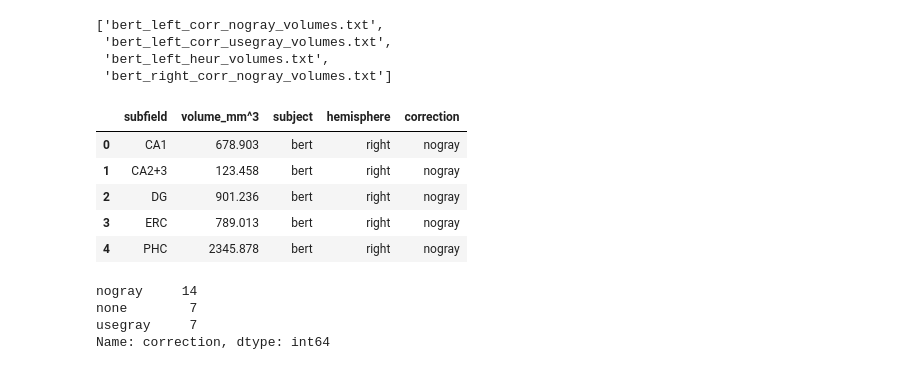
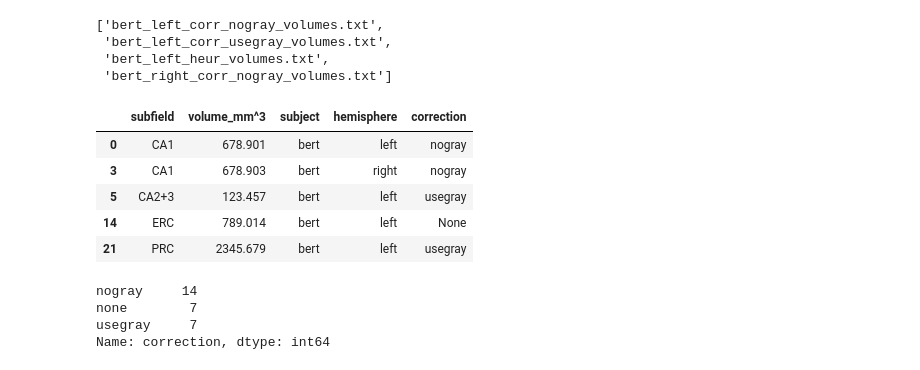
Before and after one commit to fphammerle/freesurfer-volume-reader, a Jupyter notebook: examples/ashs.ipynb, the cells around one changed output. Cells and saved outputs as stored; diff of their text form; code cells hidden in the pictures.

```diff
--- a/examples/ashs.ipynb
+++ b/examples/ashs.ipynb
@@ -29,15 +29,16 @@ sorted(os.path.basename(f.absolute_path) for f in volume_files)
  'bert_right_corr_nogray_volumes.txt']
 # %%
 import pandas
-volume_frame = pandas.concat([f.read_volumes_dataframe() for f in volume_files])
-volume_frame.head()
+volume_frame = pandas.concat(f.read_volumes_dataframe() for f in volume_files)
+volume_frame.sort_values(by=['subfield', 'hemisphere', 'correction']) \
+    .reset_index(drop=True).iloc[[0, 3, 5, 14, 21]]
 # %% [output]
 |  | subfield | volume_mm^3 | subject | hemisphere | correction |
-| 0 | CA1 | 678.903 | bert | right | nogray |
-| 1 | CA2+3 | 123.458 | bert | right | nogray |
-| 2 | DG | 901.236 | bert | right | nogray |
-| 3 | ERC | 789.013 | bert | right | nogray |
-| 4 | PHC | 2345.878 | bert | right | nogray |
+| 0 | CA1 | 678.901 | bert | left | nogray |
+| 3 | CA1 | 678.903 | bert | right | nogray |
+| 5 | CA2+3 | 123.457 | bert | left | usegray |
+| 14 | ERC | 789.014 | bert | left | None |
+| 21 | PRC | 2345.679 | bert | left | usegray |
 # %%
 volume_frame['correction'].fillna('none', inplace=True)
 volume_frame['correction'].value_counts().sort_index()
```
Also changed, not shown: 4 other files.
